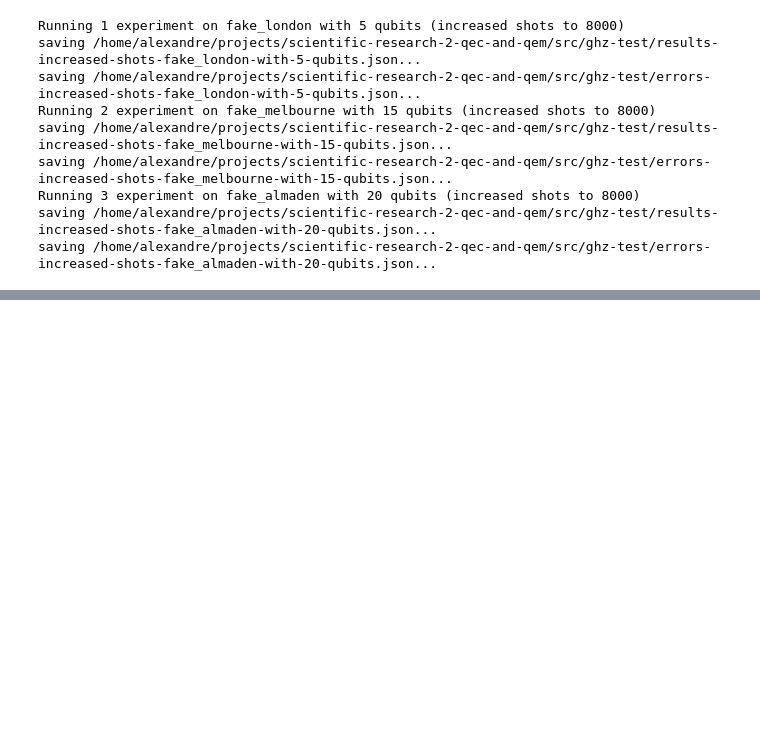
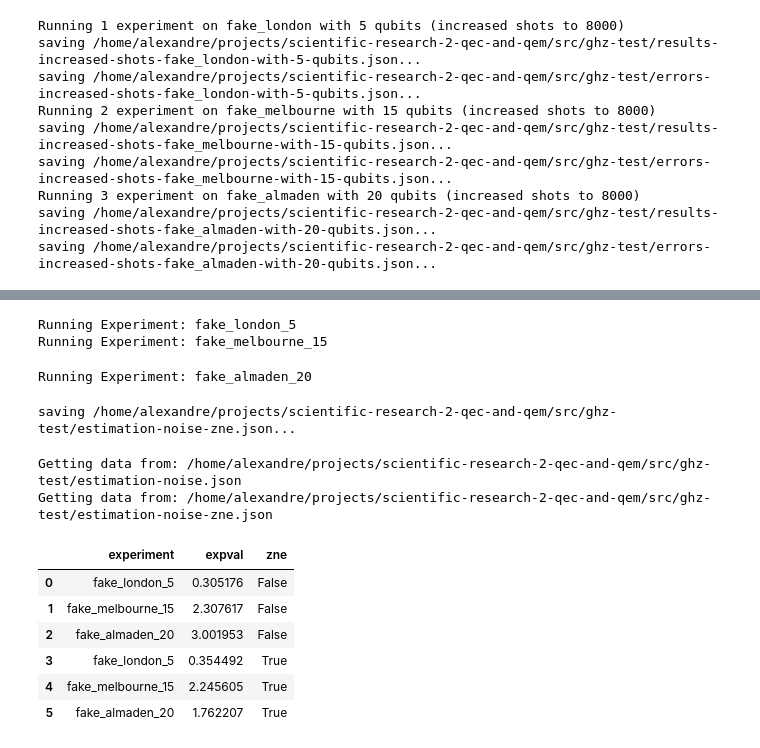
Before and after one commit to Dpbm/scientific-research-2-qec-and-qem, a Jupyter notebook: src/ghz.ipynb, the cells around one changed output, grey strips where cells are left out. Cells and saved outputs as stored; diff of their text form; code cells hidden in the pictures; blank space fills up the shorter version.

```diff
--- a/src/ghz.ipynb
+++ b/src/ghz.ipynb
@@ -270,0 +314,11 @@ saving /home/alexandre/projects/scientific-research-2-qec-and-qem/src/ghz-test/e
+# %%
+# IT'S COSTLY
+for circuit,backend in zip(ghz_circuits, backends):
+    label = f'{backend.name}_{backend.num_qubits}'
+    print(f"Running Experiment: {label}")
+    result = ghz_estimate(circuit, backend, opt=3, zne=True)
+    zne_estimation[label] = float(result.data.evs[()])
+# %% [output]
+Running Experiment: fake_london_5
+Running Experiment: fake_melbourne_15
+Running Experiment: fake_almaden_20
@@ -270,0 +327,32 @@ saving /home/alexandre/projects/scientific-research-2-qec-and-qem/src/ghz-test/e
+# %%
+export_data_json(zne_estimation, zne_estimation_path)
+# %% [output]
+saving /home/alexandre/projects/scientific-research-2-qec-and-qem/src/ghz-test/estimation-noise-zne.json...
+# %%
+noise_data = import_json_data(noise_estimation_path)
+zne_estimation = import_json_data(zne_estimation_path)
+# %% [output]
+Getting data from: /home/alexandre/projects/scientific-research-2-qec-and-qem/src/ghz-test/estimation-noise.json
+Getting data from: /home/alexandre/projects/scientific-research-2-qec-and-qem/src/ghz-test/estimation-noise-zne.json
+# %%
+keys = list(noise_data.keys())
+estimation_data = pd.DataFrame(columns=("experiment", "expval", "zne"))
+remapped_zne_data = {}
+
+row_i = 0
+for k,v in noise_data.items():
+    estimation_data.loc[row_i] = {"experiment":k, "expval":v, "zne":False}
+    row_i += 1
+for k,v in zne_estimation.items():
+    estimation_data.loc[row_i] = {"experiment":k, "expval":v, "zne":True}
+    row_i += 1
+
+estimation_data
+# %% [output]
+|  | experiment | expval | zne |
+| 0 | fake_london_5 | 0.305176 | False |
+| 1 | fake_melbourne_15 | 2.307617 | False |
+| 2 | fake_almaden_20 | 3.001953 | False |
+| 3 | fake_london_5 | 0.354492 | True |
+| 4 | fake_melbourne_15 | 2.245605 | True |
+| 5 | fake_almaden_20 | 1.762207 | True |
```
Also changed, not shown: parts of 10 cells of this notebook, 3 other files.
